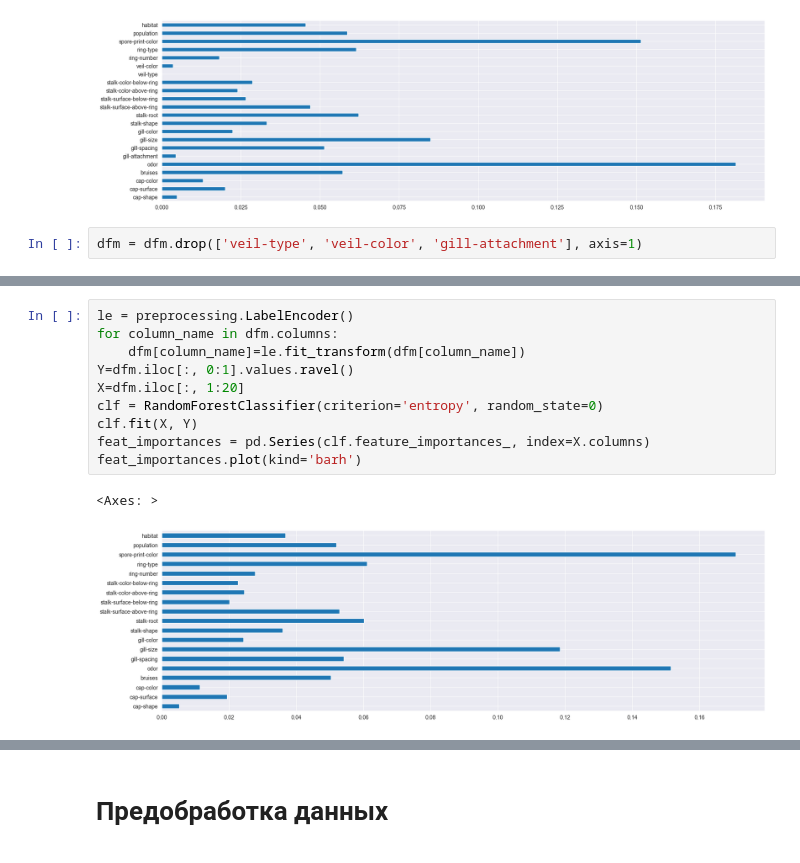
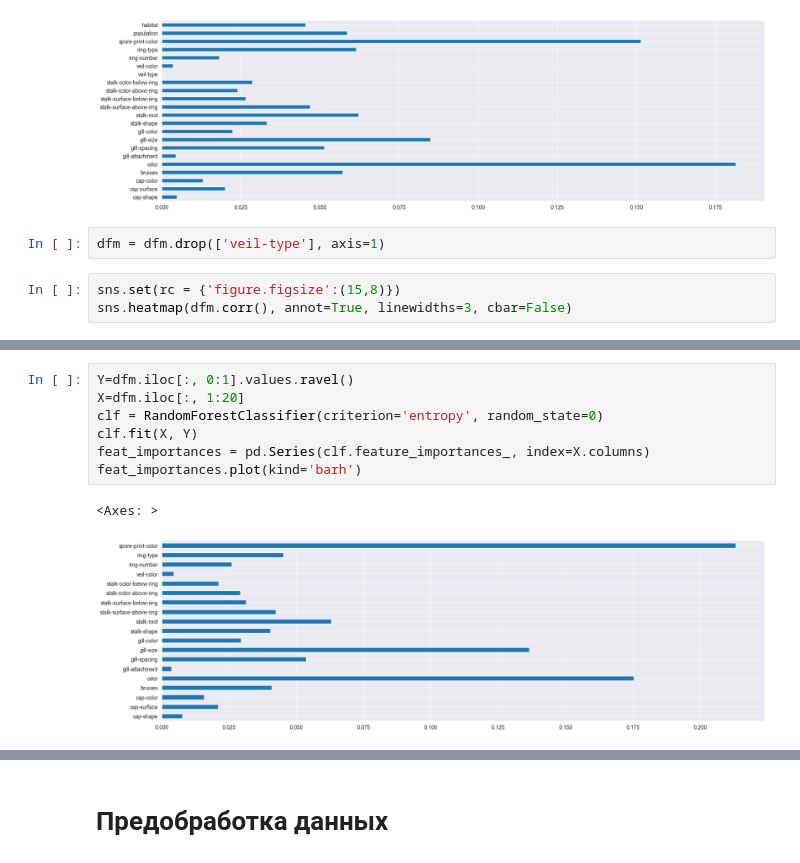
Before and after one commit to SudYar/FOSII, a Jupyter notebook: src/main/python/sudyar/jupyter/Lab1/mlp_class_mushroom.ipynb, the cells around one changed output, grey strips where cells are left out. Cells and saved outputs as stored; diff of their text form.

```diff
--- a/src/main/python/sudyar/jupyter/Lab1/mlp_class_mushroom.ipynb
+++ b/src/main/python/sudyar/jupyter/Lab1/mlp_class_mushroom.ipynb
@@ -122,4 +122,7 @@ feat_importances.plot(kind='barh')
 <Axes: >
 [figure]
 # %%
-dfm = dfm.drop(['veil-type', 'veil-color', 'gill-attachment'], axis=1)
+dfm = dfm.drop(['veil-type'], axis=1)
+# %%
+sns.set(rc = {'figure.figsize':(15,8)})
+sns.heatmap(dfm.corr(), annot=True, linewidths=3, cbar=False)
@@ -126,13 +132,10 @@ dfm = dfm.drop(['veil-type', 'veil-color', 'gill-attachment'], axis=1)
 # %%
-le = preprocessing.LabelEncoder()
-for column_name in dfm.columns:
-    dfm[column_name]=le.fit_transform(dfm[column_name])
 Y=dfm.iloc[:, 0:1].values.ravel()
 X=dfm.iloc[:, 1:20]
 clf = RandomForestClassifier(criterion='entropy', random_state=0)
 clf.fit(X, Y)
 feat_importances = pd.Series(clf.feature_importances_, index=X.columns)
 feat_importances.plot(kind='barh')
 # %% [output]
 <Axes: >
-[figure, old version]
+[figure, new version]
```
Also changed, not shown: parts of 21 cells of this notebook.
